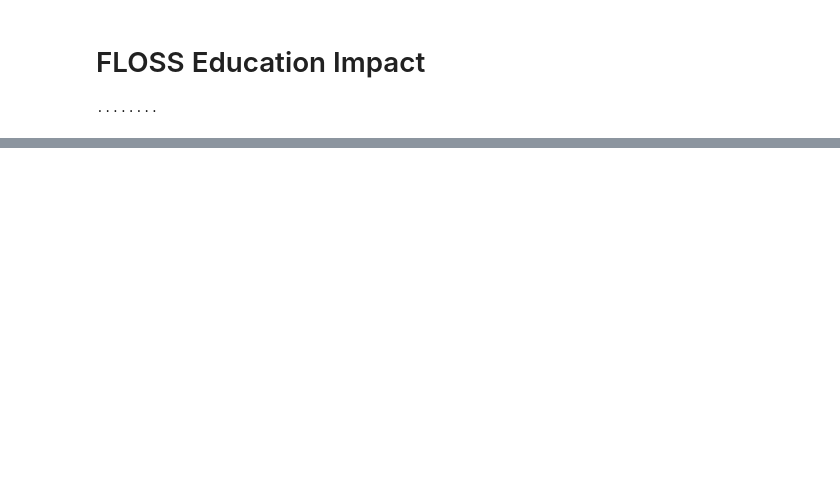
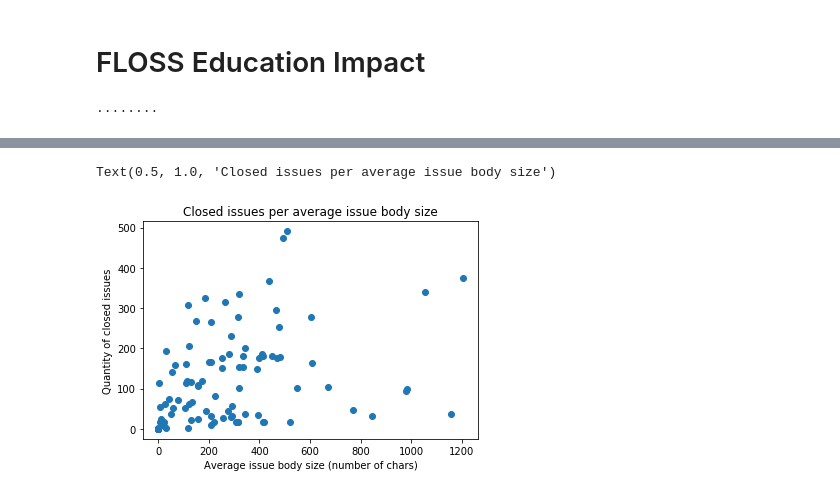
Before and after one commit to victorcmoura/floss-education-impact, a Jupyter notebook: FLOSSEducationImpact.ipynb, the cells around one changed output, grey strips where cells are left out. Cells and saved outputs as stored; diff of their text form; code cells hidden in the pictures; blank space fills up the shorter version.

```diff
--- a/FLOSSEducationImpact.ipynb
+++ b/FLOSSEducationImpact.ipynb
@@ -181,0 +268,8 @@ Text(0.5, 1.0, 'Average time each repo took to close issue')
+# %%
+for repo in filtered_data_per_repo:
+    print(repo)
+    print("\tIssues: {0}".format(filtered_data_per_repo[repo]['issues']))
+    print("\tAverage issue body size: {0}".format(filtered_data_per_repo[repo]['avg_issue_size']))
+    print("\tComments: {0}".format(filtered_data_per_repo[repo]['comments']))
+    print("\tAverage comment size: {0}".format(filtered_data_per_repo[repo]['avg_comment_size']))
+    print("\tTotal comment size: {0}".format(filtered_data_per_repo[repo]['total_comment_size']), end='\n\n')
@@ -181,0 +294,13 @@ Text(0.5, 1.0, 'Average time each repo took to close issue')
+# %%
+plt.plot(
+    [filtered_data_per_repo[repo]['avg_issue_size'] for repo in filtered_data_per_repo],
+    [filtered_data_per_repo[repo]['issues'] for repo in filtered_data_per_repo],
+    linestyle='',
+    marker='o'
+)
+plt.xlabel('Average issue body size (number of chars)')
+plt.ylabel('Quantity of closed issues')
+plt.title('Closed issues per average issue body size')
+# %% [output]
+Text(0.5, 1.0, 'Closed issues per average issue body size')
+[figure, added]
```
Also changed, not shown: parts of 10 cells of this notebook.
